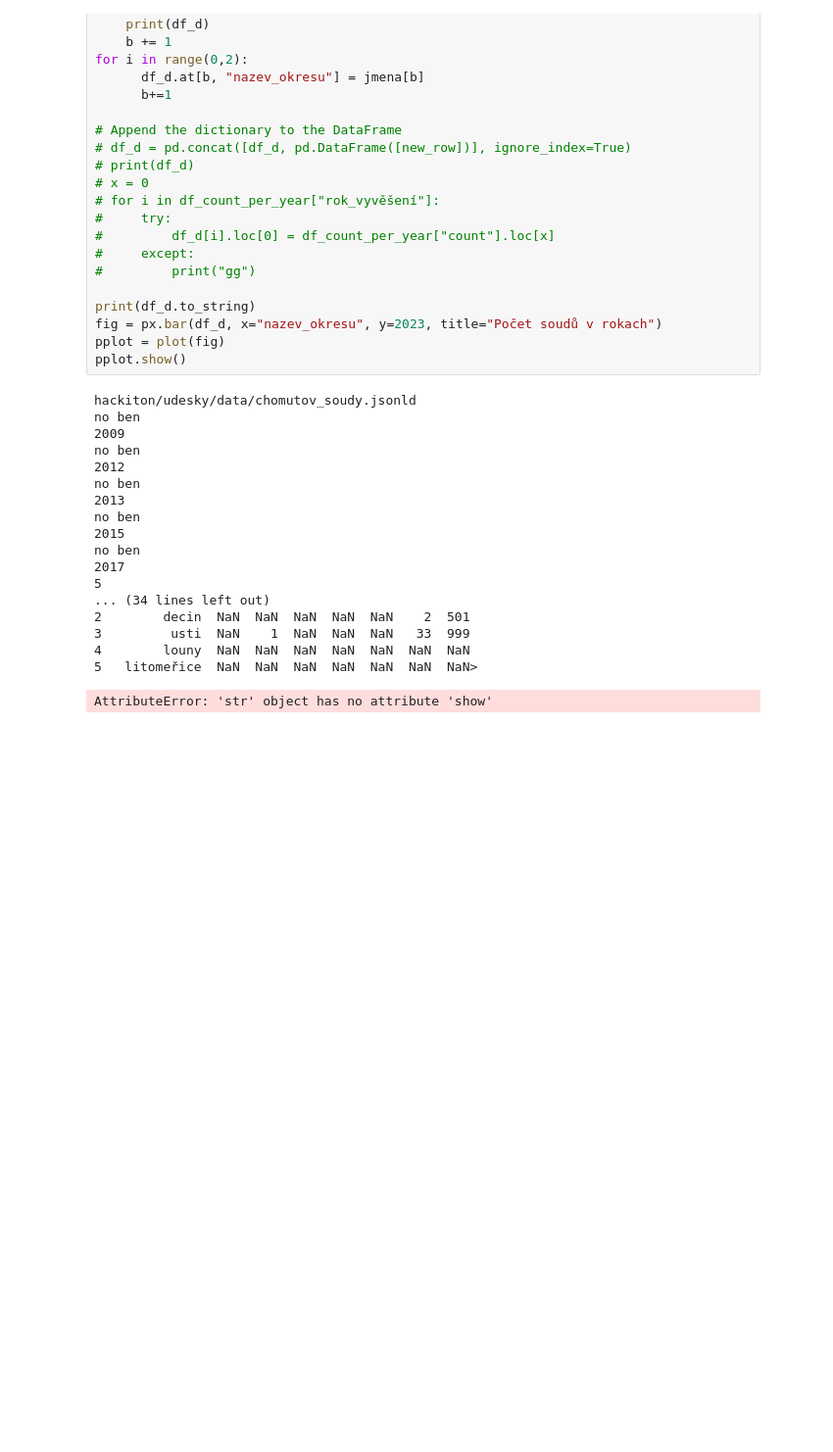
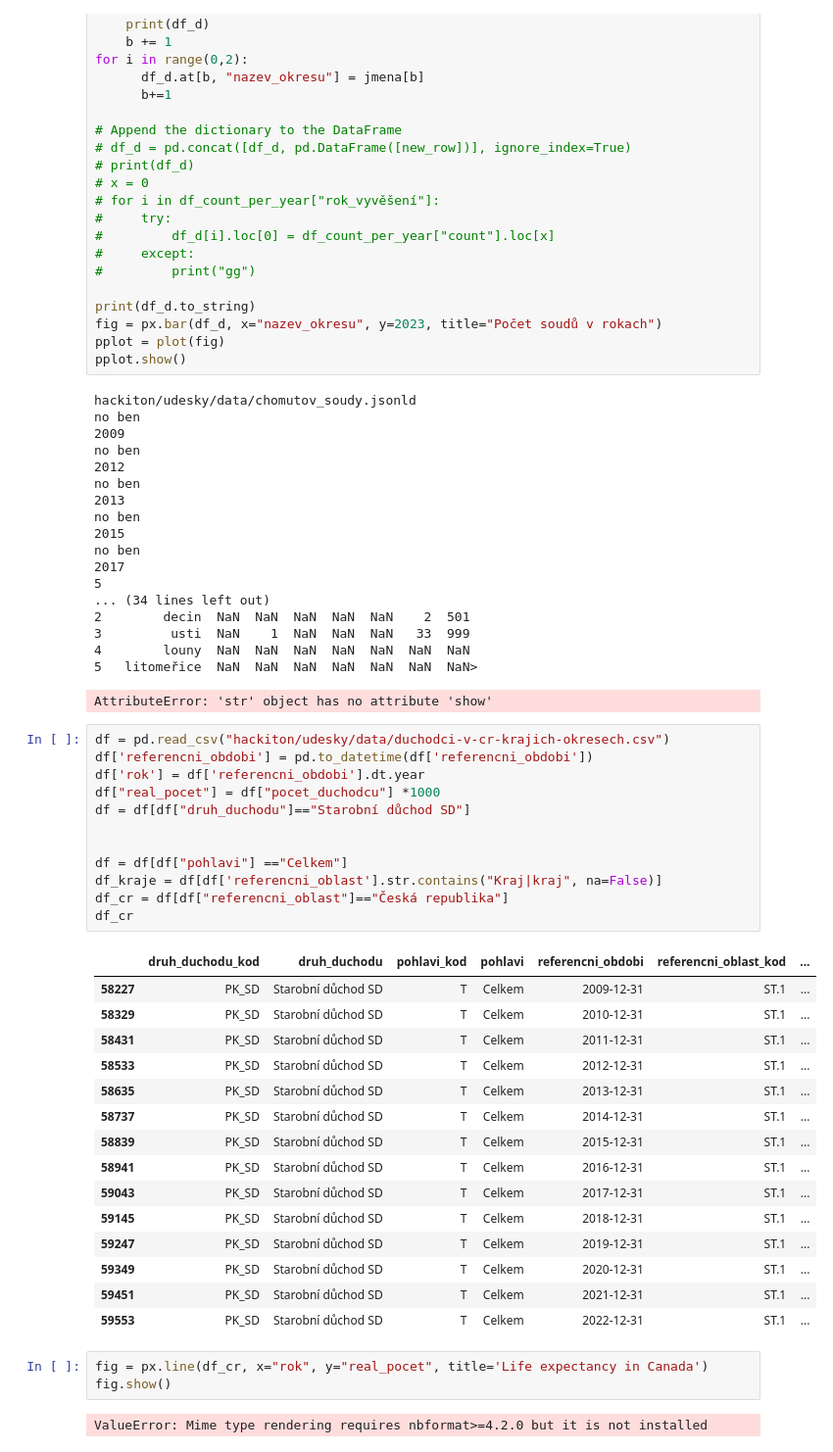
Before and after one commit to jkfmCZ/Hackiton2024, a Jupyter notebook: martin_jupyter.ipynb, the cells around one changed output. Shown at 98% size. Drawn from its saved outputs; the diff is of its cells as text; blank space fills up the shorter version.

```diff
--- a/martin_jupyter.ipynb
+++ b/martin_jupyter.ipynb
@@ -155,3 +159,36 @@ no ben
 4        louny  NaN  NaN  NaN  NaN  NaN  NaN  NaN
 5   litomeřice  NaN  NaN  NaN  NaN  NaN  NaN  NaN>
 AttributeError: 'str' object has no attribute 'show'
+# %%
+df = pd.read_csv("hackiton/udesky/data/duchodci-v-cr-krajich-okresech.csv")
+df['referencni_obdobi'] = pd.to_datetime(df['referencni_obdobi'])
+df['rok'] = df['referencni_obdobi'].dt.year
+df["real_pocet"] = df["pocet_duchodcu"] *1000
+df = df[df["druh_duchodu"]=="Starobní důchod SD"]
+
+
+df = df[df["pohlavi"] =="Celkem"]
+df_kraje = df[df['referencni_oblast'].str.contains("Kraj|kraj", na=False)]
+df_cr = df[df["referencni_oblast"]=="Česká republika"]
+df_cr
+# %% [output]
+|  | druh_duchodu_kod | druh_duchodu | pohlavi_kod | pohlavi | referencni_obdobi | referencni_oblast_kod | ... |
+| 58227 | PK_SD | Starobní důchod SD | T | Celkem | 2009-12-31 | ST.1 | ... |
+| 58329 | PK_SD | Starobní důchod SD | T | Celkem | 2010-12-31 | ST.1 | ... |
+| 58431 | PK_SD | Starobní důchod SD | T | Celkem | 2011-12-31 | ST.1 | ... |
+| 58533 | PK_SD | Starobní důchod SD | T | Celkem | 2012-12-31 | ST.1 | ... |
+| 58635 | PK_SD | Starobní důchod SD | T | Celkem | 2013-12-31 | ST.1 | ... |
+| 58737 | PK_SD | Starobní důchod SD | T | Celkem | 2014-12-31 | ST.1 | ... |
+| 58839 | PK_SD | Starobní důchod SD | T | Celkem | 2015-12-31 | ST.1 | ... |
+| 58941 | PK_SD | Starobní důchod SD | T | Celkem | 2016-12-31 | ST.1 | ... |
+| 59043 | PK_SD | Starobní důchod SD | T | Celkem | 2017-12-31 | ST.1 | ... |
+| 59145 | PK_SD | Starobní důchod SD | T | Celkem | 2018-12-31 | ST.1 | ... |
+| 59247 | PK_SD | Starobní důchod SD | T | Celkem | 2019-12-31 | ST.1 | ... |
+| 59349 | PK_SD | Starobní důchod SD | T | Celkem | 2020-12-31 | ST.1 | ... |
+| 59451 | PK_SD | Starobní důchod SD | T | Celkem | 2021-12-31 | ST.1 | ... |
+| 59553 | PK_SD | Starobní důchod SD | T | Celkem | 2022-12-31 | ST.1 | ... |
+# %%
+fig = px.line(df_cr, x="rok", y="real_pocet", title='Life expectancy in Canada')
+fig.show()
+# %% [output]
+ValueError: Mime type rendering requires nbformat>=4.2.0 but it is not installed
```
Also changed, not shown: parts of 2 cells of this notebook.
